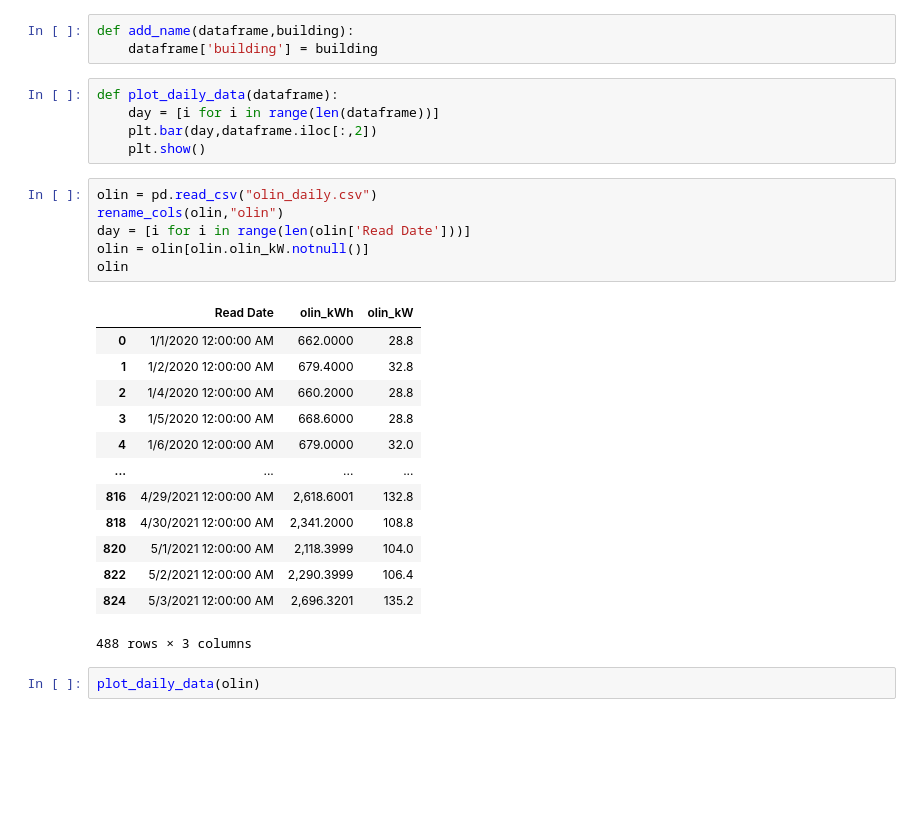
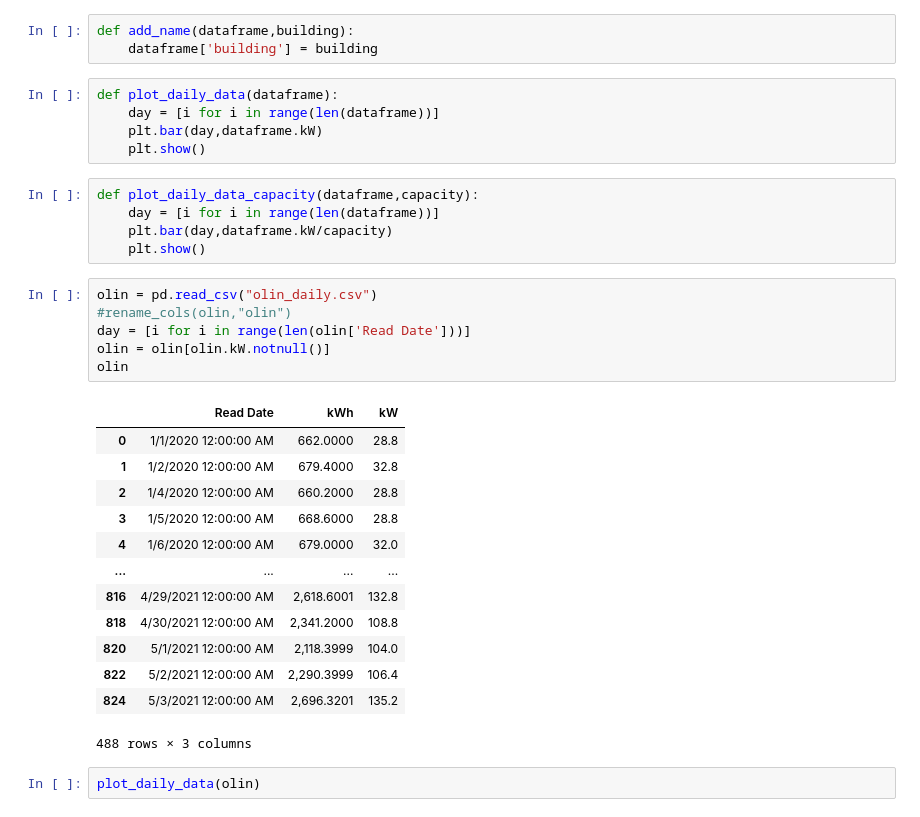
Before and after one commit to jacksonkennedynorris/green_centre, a Jupyter notebook: GreenProject.ipynb, the cells around one changed output. Saved outputs shown, nothing was run; the diff lists cells and outputs as text; blank space fills up the shorter version.

```diff
--- a/GreenProject.ipynb
+++ b/GreenProject.ipynb
@@ -16,16 +16,21 @@ def add_name(dataframe,building):
 # %%
 def plot_daily_data(dataframe):
     day = [i for i in range(len(dataframe))]
-    plt.bar(day,dataframe.iloc[:,2])
+    plt.bar(day,dataframe.kW)
     plt.show()
+# %%
+def plot_daily_data_capacity(dataframe,capacity):
+    day = [i for i in range(len(dataframe))]
+    plt.bar(day,dataframe.kW/capacity)
+    plt.show()
 # %%
 olin = pd.read_csv("olin_daily.csv")
-rename_cols(olin,"olin")
+#rename_cols(olin,"olin")
 day = [i for i in range(len(olin['Read Date']))]
-olin = olin[olin.olin_kW.notnull()]
+olin = olin[olin.kW.notnull()]
 olin
 # %% [output]
-|  | Read Date | olin_kWh | olin_kW |
+|  | Read Date | kWh | kW |
 | 0 | 1/1/2020 12:00:00 AM | 662.0000 | 28.8 |
 | 1 | 1/2/2020 12:00:00 AM | 679.4000 | 32.8 |
 | 2 | 1/4/2020 12:00:00 AM | 660.2000 | 28.8 |
```
Also changed, not shown: parts of 18 cells of this notebook, 3 other files.
